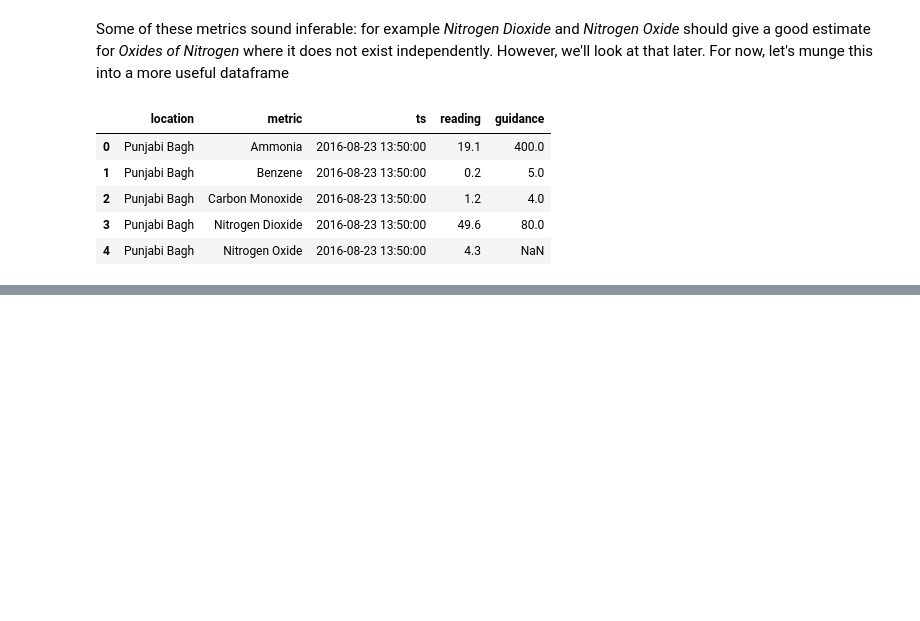
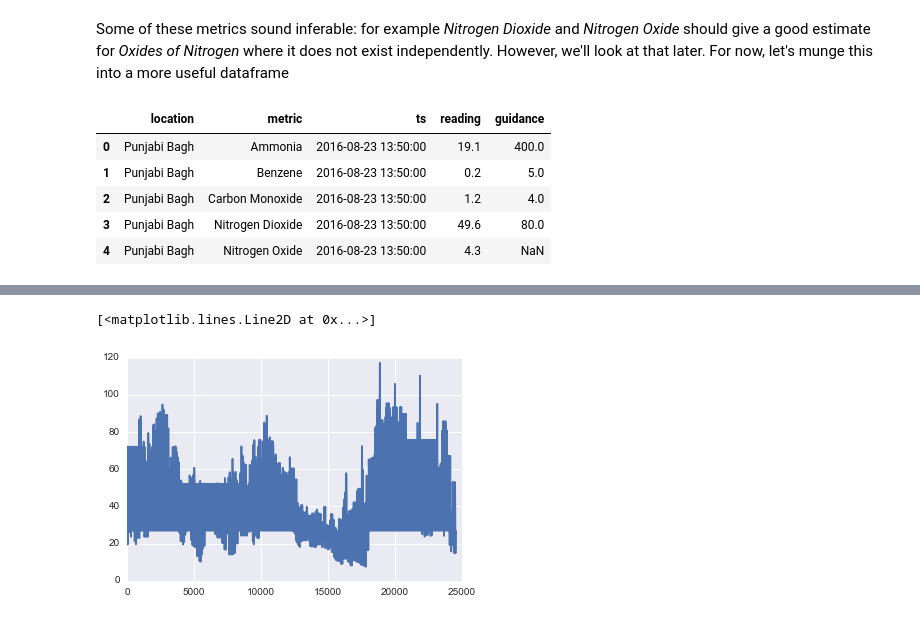
Before and after one commit to esawtooth/esawtooth.github.io, a Jupyter notebook: content/2016-08-26-delhi-pollution.ipynb, the cells around one changed output, grey strips where cells are left out. Cells and saved outputs as stored; diff of their text form; code cells hidden in the pictures; blank space fills up the shorter version.

```diff
--- a/content/2016-08-26-delhi-pollution.ipynb
+++ b/content/2016-08-26-delhi-pollution.ipynb
@@ -97,3 +231,8 @@ Looks like that guess was incorrect and that there are multiple guidances per me
+# %%
+plt.plot(rawdata[rawdata['metric'] == 'Nitrogen Dioxide']['reading'])
+# %% [output]
+[<matplotlib.lines.Line2D at 0x...>]
+[figure, added]
 # %%
 data = rawdata[['location', 'metric', 'ts', 'reading']].dropna()
 data.groupby(['location', 'metric']).describe()
```
Also changed, not shown: parts of 28 cells of this notebook.
